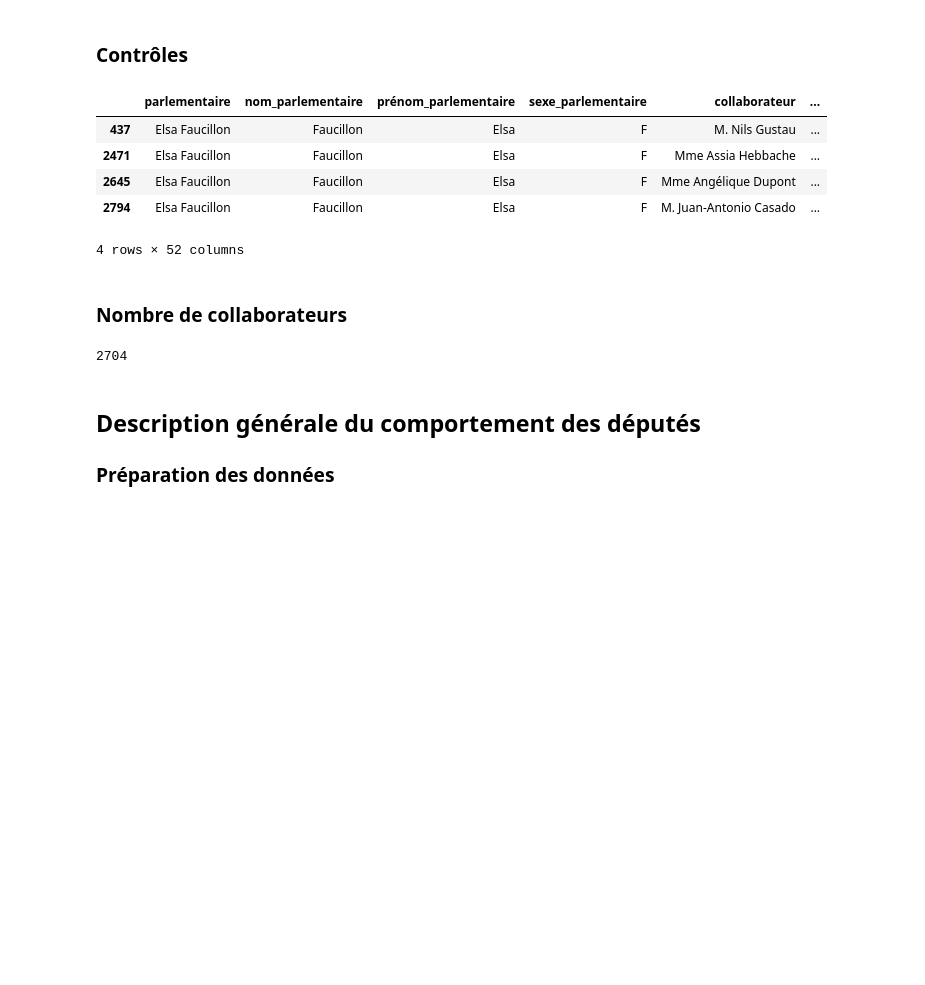
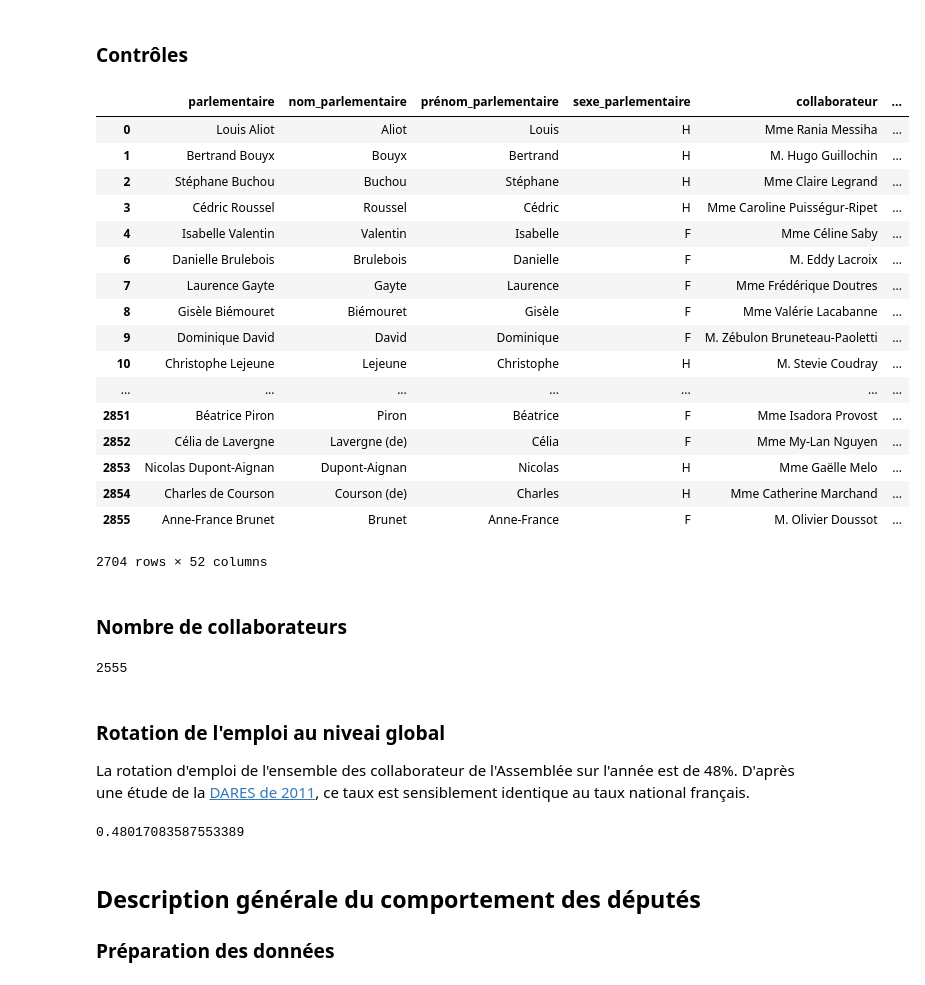
Before and after one commit to regardscitoyens/Collaborateurs-Parlement, a Jupyter notebook: exploitations/turnover.ipynb, the cells around one changed output. Cells and saved outputs as stored; diff of their text form; code cells hidden in the pictures; blank space fills up the shorter version.

```diff
--- a/exploitations/turnover.ipynb
+++ b/exploitations/turnover.ipynb
@@ -49,21 +49,41 @@ csv = csv[(csv["entree"] < "2017-09-01") & (csv["nombredejours"] < 30) == False]
 csv.drop("collaborateurs", 1, inplace=True)
 # %% [markdown]
 ### Contrôles
-# %%
-csv[csv["parlementaire"] == "Elsa Faucillon"]
-# %% [output]
-|  | parlementaire | nom_parlementaire | prénom_parlementaire | sexe_parlementaire | collaborateur | ... |
-| 437 | Elsa Faucillon | Faucillon | Elsa | F | M. Nils Gustau | ... |
-| 2471 | Elsa Faucillon | Faucillon | Elsa | F | Mme Assia Hebbache | ... |
-| 2645 | Elsa Faucillon | Faucillon | Elsa | F | Mme Angélique Dupont | ... |
-| 2794 | Elsa Faucillon | Faucillon | Elsa | F | M. Juan-Antonio Casado | ... |
-4 rows × 52 columns
+# %%
+csv
+# %% [output]
+|  | parlementaire | nom_parlementaire | prénom_parlementaire | sexe_parlementaire | collaborateur | ... |
+| 0 | Louis Aliot | Aliot | Louis | H | Mme Rania Messiha | ... |
+| 1 | Bertrand Bouyx | Bouyx | Bertrand | H | M. Hugo Guillochin | ... |
+| 2 | Stéphane Buchou | Buchou | Stéphane | H | Mme Claire Legrand | ... |
+| 3 | Cédric Roussel | Roussel | Cédric | H | Mme Caroline Puisségur-Ripet | ... |
+| 4 | Isabelle Valentin | Valentin | Isabelle | F | Mme Céline Saby | ... |
+| 6 | Danielle Brulebois | Brulebois | Danielle | F | M. Eddy Lacroix | ... |
+| 7 | Laurence Gayte | Gayte | Laurence | F | Mme Frédérique Doutres | ... |
+| 8 | Gisèle Biémouret | Biémouret | Gisèle | F | Mme Valérie Lacabanne | ... |
+| 9 | Dominique David | David | Dominique | F | M. Zébulon Bruneteau-Paoletti | ... |
+| 10 | Christophe Lejeune | Lejeune | Christophe | H | M. Stevie Coudray | ... |
+| ... | ... | ... | ... | ... | ... | ... |
+| 2851 | Béatrice Piron | Piron | Béatrice | F | Mme Isadora Provost | ... |
+| 2852 | Célia de Lavergne | Lavergne (de) | Célia | F | Mme My-Lan Nguyen | ... |
+| 2853 | Nicolas Dupont-Aignan | Dupont-Aignan | Nicolas | H | Mme Gaëlle Melo | ... |
+| 2854 | Charles de Courson | Courson (de) | Charles | H | Mme Catherine Marchand | ... |
+| 2855 | Anne-France Brunet | Brunet | Anne-France | F | M. Olivier Doussot | ... |
+2704 rows × 52 columns
 # %% [markdown]
 ### Nombre de collaborateurs
-# %%
-csv.count()['collaborateur']
-# %% [output]
-2704
+# %%
+len(csv['collaborateur'].unique())
+# %% [output]
+2555
+# %% [markdown]
+### Rotation de l'emploi au niveai global
+
+La rotation d'emploi de l'ensemble des collaborateur de l'Assemblée sur l'année est de 48%. D'après une étude de la [DARES de 2011](http://travail-emploi.gouv.fr/IMG/pdf/2012-056.pdf), ce taux est sensiblement identique au taux national français.
+# %%
+((csv["contrat_entree_depuis_date_rotation"]*1).sum()+(csv["contrat_sortie_depuis_date_rotation"]*1).sum())/2/(csv["contrat_present_a_date_rotation"]*1).sum()
+# %% [output]
+0.48017083587553389
 # %% [markdown]
 ## Description générale du comportement des députés
 
```
Also changed, not shown: parts of 4 cells of this notebook.
